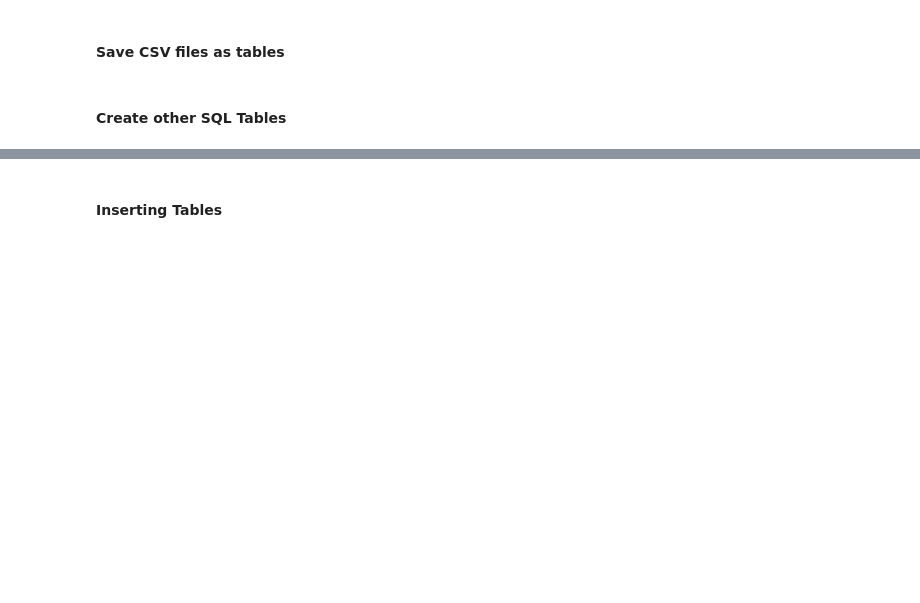
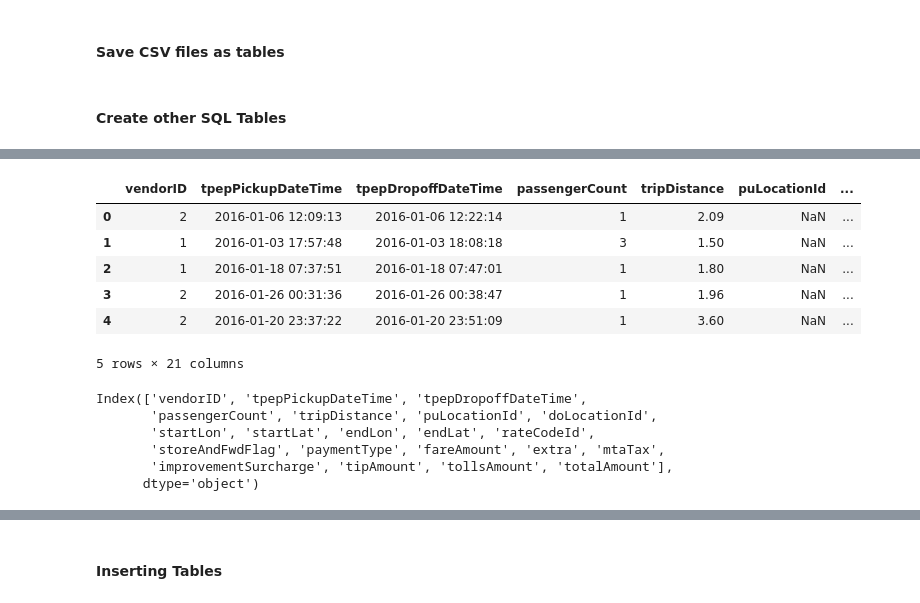
Before and after one commit to jomedinagomez/RAG_process, a Jupyter notebook: Traditional_RAG/Pull_Indexer/AzureSQL_DB/load_data/SQLDB_upload_data.ipynb, the cells around one changed output, grey strips where cells are left out. Drawn from its saved outputs; the diff is of its cells as text; code cells hidden in the pictures; blank space fills up the shorter version.

```diff
--- a/Traditional_RAG/Pull_Indexer/AzureSQL_DB/load_data/SQLDB_upload_data.ipynb
+++ b/Traditional_RAG/Pull_Indexer/AzureSQL_DB/load_data/SQLDB_upload_data.ipynb
@@ -110,0 +139,19 @@ cursor.commit()
+# %%
+pd.read_csv(relative_path+"yellowTaxiData.csv").head()
+# %% [output]
+|  | vendorID | tpepPickupDateTime | tpepDropoffDateTime | passengerCount | tripDistance | puLocationId | ... |
+| 0 | 2 | 2016-01-06 12:09:13 | 2016-01-06 12:22:14 | 1 | 2.09 | NaN | ... |
+| 1 | 1 | 2016-01-03 17:57:48 | 2016-01-03 18:08:18 | 3 | 1.50 | NaN | ... |
+| 2 | 1 | 2016-01-18 07:37:51 | 2016-01-18 07:47:01 | 1 | 1.80 | NaN | ... |
+| 3 | 2 | 2016-01-26 00:31:36 | 2016-01-26 00:38:47 | 1 | 1.96 | NaN | ... |
+| 4 | 2 | 2016-01-20 23:37:22 | 2016-01-20 23:51:09 | 1 | 3.60 | NaN | ... |
+5 rows × 21 columns
+# %%
+pd.read_csv(relative_path+'yellowTaxiData.csv').columns
+# %% [output]
+Index(['vendorID', 'tpepPickupDateTime', 'tpepDropoffDateTime',
+       'passengerCount', 'tripDistance', 'puLocationId', 'doLocationId',
+       'startLon', 'startLat', 'endLon', 'endLat', 'rateCodeId',
+       'storeAndFwdFlag', 'paymentType', 'fareAmount', 'extra', 'mtaTax',
+       'improvementSurcharge', 'tipAmount', 'tollsAmount', 'totalAmount'],
+      dtype='object')
```
Also changed, not shown: parts of 11 cells of this notebook, 31 other files.
